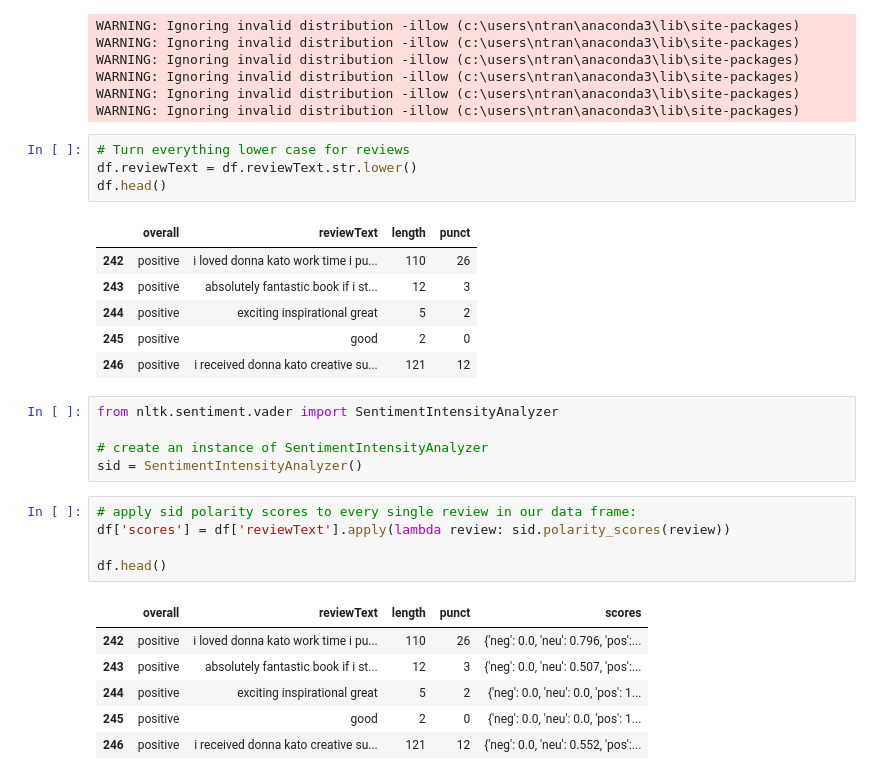
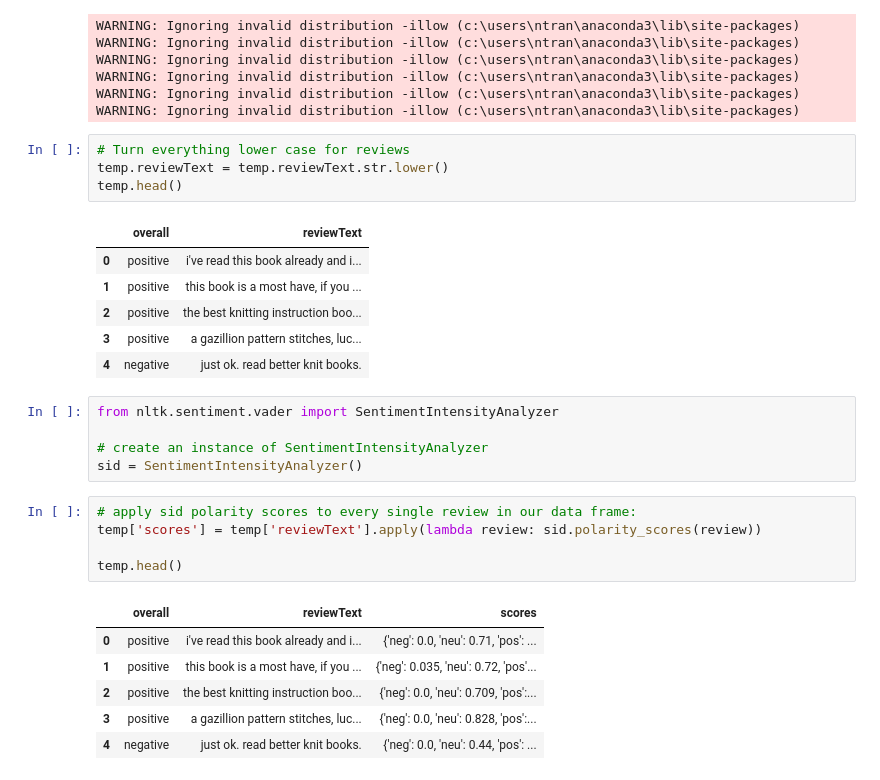
Before and after one commit to nancyletranx3/Amazon-Product-Reviews, a Jupyter notebook: AZ Project.ipynb, the cells around one changed output. Saved outputs shown, nothing was run; the diff lists cells and outputs as text.

```diff
--- a/AZ Project.ipynb
+++ b/AZ Project.ipynb
@@ -1530,15 +1603,15 @@ WARNING: Ignoring invalid distribution -illow (c:\users\ntran\anaconda3\lib\site
 WARNING: Ignoring invalid distribution -illow (c:\users\ntran\anaconda3\lib\site-packages)
 # %%
 # Turn everything lower case for reviews
-df.reviewText = df.reviewText.str.lower()
-df.head()
+temp.reviewText = temp.reviewText.str.lower()
+temp.head()
 # %% [output]
-|  | overall | reviewText | length | punct |
-| 242 | positive | i loved donna kato work time i pu... | 110 | 26 |
-| 243 | positive | absolutely fantastic book if i st... | 12 | 3 |
-| 244 | positive | exciting inspirational great | 5 | 2 |
-| 245 | positive | good | 2 | 0 |
-| 246 | positive | i received donna kato creative su... | 121 | 12 |
+|  | overall | reviewText |
+| 0 | positive | i've read this book already and i... |
+| 1 | positive | this book is a most have, if you ... |
+| 2 | positive | the best knitting instruction boo... |
+| 3 | positive | a gazillion pattern stitches, luc... |
+| 4 | negative | just ok. read better knit books. |
 # %%
 from nltk.sentiment.vader import SentimentIntensityAnalyzer
 
@@ -1546,15 +1619,15 @@ from nltk.sentiment.vader import SentimentIntensityAnalyzer
 sid = SentimentIntensityAnalyzer()
 # %%
 # apply sid polarity scores to every single review in our data frame:
-df['scores'] = df['reviewText'].apply(lambda review: sid.polarity_scores(review))
+temp['scores'] = temp['reviewText'].apply(lambda review: sid.polarity_scores(review))
 
-df.head()
+temp.head()
 # %% [output]
-|  | overall | reviewText | length | punct | scores |
-| 242 | positive | i loved donna kato work time i pu... | 110 | 26 | {'neg': 0.0, 'neu': 0.796, 'pos':... |
-| 243 | positive | absolutely fantastic book if i st... | 12 | 3 | {'neg': 0.0, 'neu': 0.507, 'pos':... |
-| 244 | positive | exciting inspirational great | 5 | 2 | {'neg': 0.0, 'neu': 0.0, 'pos': 1... |
-| 245 | positive | good | 2 | 0 | {'neg': 0.0, 'neu': 0.0, 'pos': 1... |
-| 246 | positive | i received donna kato creative su... | 121 | 12 | {'neg': 0.0, 'neu': 0.552, 'pos':... |
+|  | overall | reviewText | scores |
+| 0 | positive | i've read this book already and i... | {'neg': 0.0, 'neu': 0.71, 'pos': ... |
+| 1 | positive | this book is a most have, if you ... | {'neg': 0.035, 'neu': 0.72, 'pos'... |
+| 2 | positive | the best knitting instruction boo... | {'neg': 0.0, 'neu': 0.709, 'pos':... |
+| 3 | positive | a gazillion pattern stitches, luc... | {'neg': 0.0, 'neu': 0.828, 'pos':... |
+| 4 | negative | just ok. read better knit books. | {'neg': 0.0, 'neu': 0.44, 'pos': ... |
 # %%
 # Get the compound score
```
Also changed, not shown: parts of 68 cells of this notebook.
